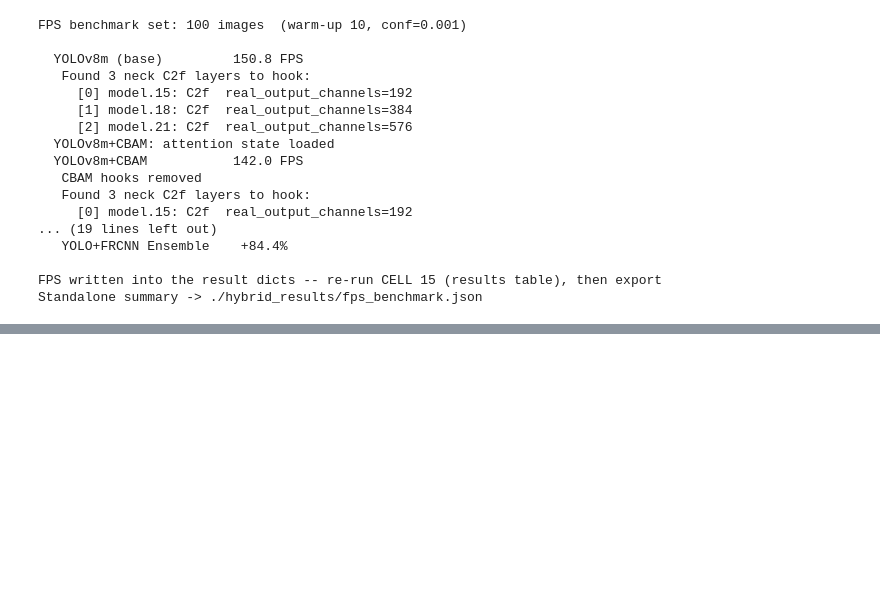
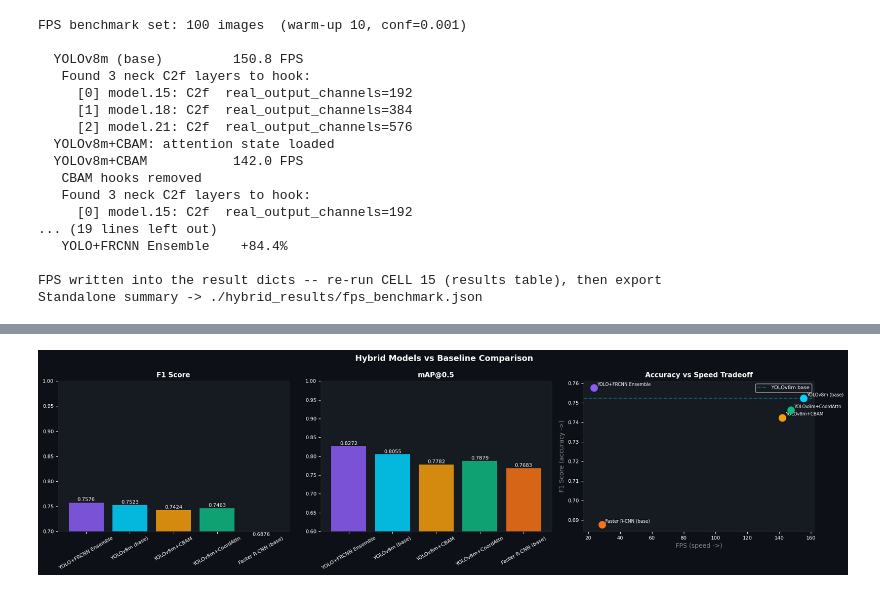
Before and after one commit to Vin456/RGDA-YOLOv8m, a Jupyter notebook: pothole_hybrid.ipynb, the cells around one changed output, grey strips where cells are left out. Drawn from its saved outputs; the diff is of its cells as text; code cells hidden in the pictures; blank space fills up the shorter version.

Commit message:
hybrid: add results table, comparison charts and export bundle

```diff
--- a/pothole_hybrid.ipynb
+++ b/pothole_hybrid.ipynb
@@ -2338,0 +2447,86 @@ Standalone summary -> ./hybrid_results/fps_benchmark.json
+# %%
+# Renders the F1, mAP@0.5 and FPS comparison bar charts.
+
+fig, axes = plt.subplots(1, 3, figsize=(18, 5))
+fig.patch.set_facecolor("#0d1117")
+
+models = df["Model"].tolist()
+colors = [PALETTE.get(m, "#94a3b8") for m in models]
+
+for ax in axes:
+    ax.set_facecolor("#161b22")
+    for sp in ax.spines.values():
+        sp.set_edgecolor("#21262d")
+    ax.tick_params(colors="white", labelsize=8)
+    ax.yaxis.label.set_color("#888")
+
+# F1 Score
+bars0 = axes[0].bar(models, df["F1"], color=colors, alpha=0.85)
+axes[0].set_title("F1 Score", color="white", fontsize=11, fontweight="bold")
+axes[0].set_ylim(0.7, 1.0)
+axes[0].tick_params(axis="x", rotation=30)
+for bar, val in zip(bars0, df["F1"]):
+    axes[0].text(
+        bar.get_x() + bar.get_width() / 2,
+        bar.get_height() + 0.003,
+        f"{val:.4f}",
+        ha="center",
+        color="white",
+        fontsize=8,
+    )
+
+# mAP@0.5
+bars1 = axes[1].bar(models, df["mAP@0.5"], color=colors, alpha=0.85)
+axes[1].set_title("mAP@0.5", color="white", fontsize=11, fontweight="bold")
+axes[1].set_ylim(0.6, 1.0)
+axes[1].tick_params(axis="x", rotation=30)
+for bar, val in zip(bars1, df["mAP@0.5"]):
+    axes[1].text(
+        bar.get_x() + bar.get_width() / 2,
+        bar.get_height() + 0.003,
+        f"{val:.4f}",
+        ha="center",
+        color="white",
+        fontsize=8,
+    )
+
+# Accuracy-Speed Tradeoff
+axes[2].set_facecolor("#161b22")
+for m, row in df.iterrows():
+    c = PALETTE.get(row["Model"], "#94a3b8")
+    axes[2].scatter(row["FPS"], row["F1"], color=c, s=120, zorder=5)
+    axes[2].annotate(
+        row["Model"],
+        (row["FPS"], row["F1"]),
+        textcoords="offset points",
+        xytext=(5, 3),
+        color="white",
+        fontsize=7,
+    )
+axes[2].set_xlabel("FPS (speed ->)", color="#888")
+axes[2].set_ylabel("F1 Score (accuracy ->)", color="#888")
+axes[2].set_title(
+    "Accuracy vs Speed Tradeoff", color="white", fontsize=11, fontweight="bold"
+)
+axes[2].axhline(
+    base_results["YOLOv8m (base)"]["F1"],
+    color="#00d4ff",
+    linestyle="--",
+    alpha=0.4,
+    label="YOLOv8m base",
+)
+axes[2].legend(facecolor="#161b22", labelcolor="white", fontsize=8)
+
+plt.suptitle(
+    "Hybrid Models vs Baseline Comparison",
+    color="white",
+    fontsize=13,
+    fontweight="bold",
+)
+plt.tight_layout()
+out = f"{OUTPUT_DIR}/hybrid_comparison.png"
+plt.savefig(out, dpi=130, bbox_inches="tight", facecolor="#0d1117")
+plt.show()
+print(f"Saved -> {out}")
+# %% [output]
+[figure, added]
```
Also changed, not shown: parts of 6 cells of this notebook.
